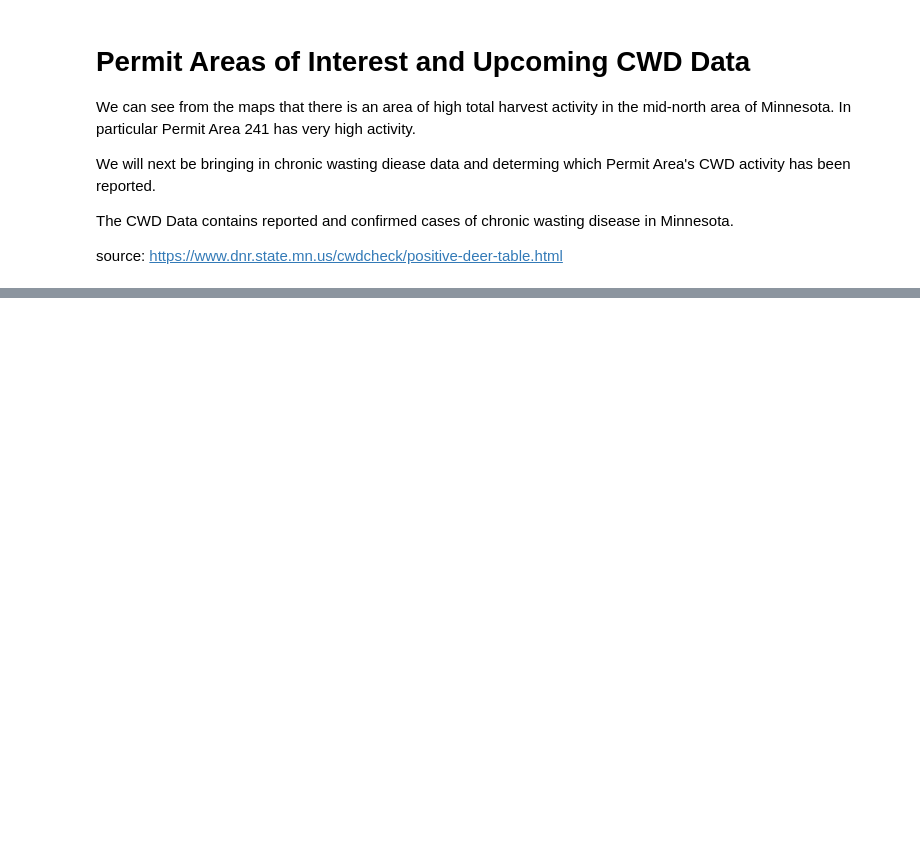
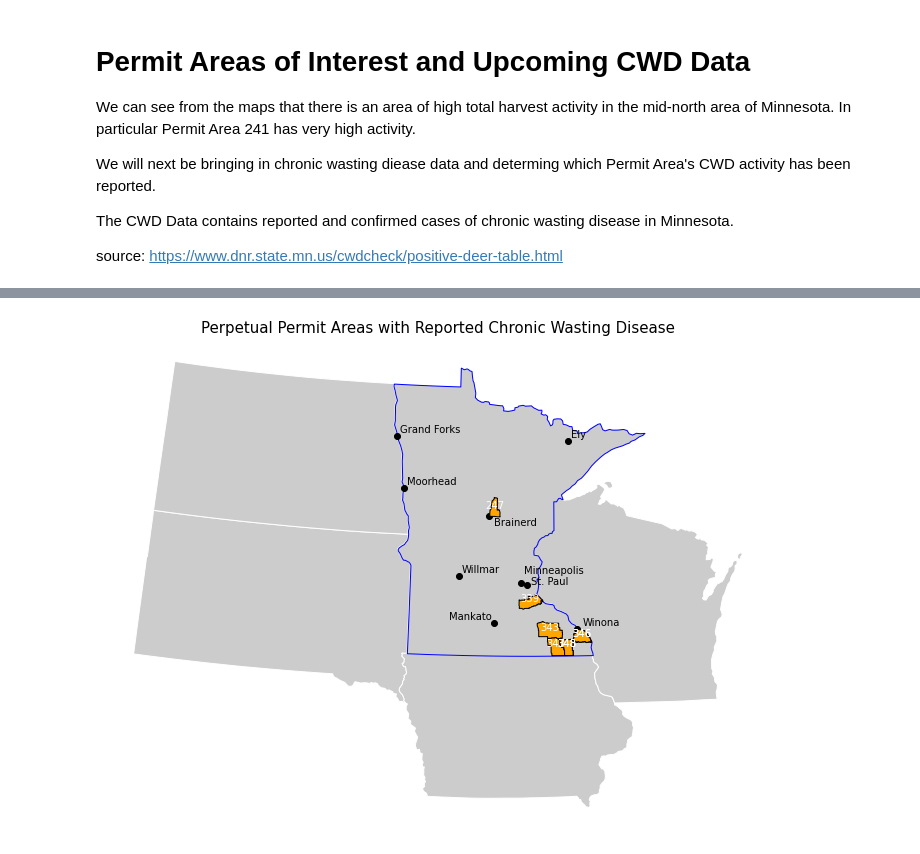
Before and after one commit to once-aday/mn-deer-harvest, a Jupyter notebook: notebooks/Deer Harvest - Total Harvest Review and Associations with CWD.ipynb, the cells around one changed output, grey strips where cells are left out. Cells and saved outputs as stored; diff of their text form; code cells hidden in the pictures; blank space fills up the shorter version.

```diff
--- a/notebooks/Deer Harvest - Total Harvest Review and Associations with CWD.ipynb
+++ b/notebooks/Deer Harvest - Total Harvest Review and Associations with CWD.ipynb
@@ -170,0 +195,18 @@ deer_permit_areas.sample(3)
+# %%
+# This .csv does not have data types assigned to the columns, I need to make the permit area an int
+mn_cwd['permit_area'] = pd.to_numeric(mn_cwd['permit_area'])
+mn_cwd = mn_cwd[mn_cwd['permit_area'].notna()]
+mn_cwd.permit_area = mn_cwd.permit_area.astype(int)
+# %%
+# Join the CWD Data to a new base copy of Permit Areas we have been working with
+mn_cwd.rename({'permit_area': 'KILLBLOCK'}, axis=1, inplace=True)
+
+deer_permit_areas_base = gpd.read_file('data\deer_permit_areas.json')
+
+# Merge and remove any rows with empty sample_dates, these would be rows that do not
+# join to any of our availabe permit zones
+deer_permit_areas_base = deer_permit_areas_base.merge(mn_cwd, on='KILLBLOCK')
+deer_permit_areas_base = deer_permit_areas_base[deer_permit_areas_base['sample_date'].notna()]
+#
+deer_permit_areas_base[['KILLBLOCK','year','sex','age','collection_method','sample_acquisition','outbreak','harvest_date','sample_date']]
+# deer_permit_areas_base.describe
@@ -170,0 +225,51 @@ deer_permit_areas.sample(3)
+# %%
+# Plotting known Permit Areas with reports of Chronic Wasting Disease
+deer_permit_area_cwd = deer_permit_areas_base.set_geometry('geometry_x')
+cities = gpd.read_file('data/ne_10m_populated_places_simple/ne_10m_populated_places_simple.shp')
+cities.to_crs(epsg=26915,inplace=True)
+mn_state_boundary.to_crs(epsg=26915,inplace=True)
+mn_cities = gpd.clip(cities,mn_state_boundary)
+mn_cities = mn_cities[mn_cities["name"].isin(["Minneapolis", "Grand Forks", "St. Paul", "Willmar", "Mankato", "Moorhead", "Ely", "Deluth", "Brainerd", "Winona"])]
+
+mn_nearby_state_boundary = us_states[us_states["STUSPS"].isin(["MN", "ND", "SD", "NB", "IA", "WI"])]
+mn_nearby_state_boundary.to_crs(epsg=26915, inplace=True)
+
+fig, ax = plt.subplots(figsize=(12, 12))
+cities_plot = mn_cities.plot(ax=ax, color='black', zorder=3)
+deer_permit_area_cwd.plot(ax=ax, edgecolor='black', color='orange', zorder=3)
+mn_state_boundary.plot(ax=ax, edgecolor='blue', color='#cccccc', zorder=2)
+mn_nearby_state_boundary.plot(ax=ax, edgecolor='white', color='#cccccc', zorder=1)
+
+ax.set_title(f"Perpetual Permit Areas with Reported Chronic Wasting Disease", fontsize=15)
+ax.set_axis_off()
+
+for x, y, label in zip(mn_cities.geometry.x, mn_cities.geometry.y, mn_cities.name):
+    x_label_offset = 3
+    y_label_offset = 3
+    if label == 'Minneapolis':
+        x_label_offset = 3
+        y_label_offset = 10
+    elif label == 'St. Paul':
+        x_label_offset = 4
+        y_label_offset = 0
+    elif label == 'Mankato':
+        x_label_offset = -45
+        y_label_offset = 3
+    elif label == 'Rochester':
+        x_label_offset = -30
+        y_label_offset = 3
+    elif label == 'Winona':
+        x_label_offset = 5
+        y_label_offset = 3
+    elif label == 'Brainerd':
+        x_label_offset = 5
+        y_label_offset = -10
+    else:
+        pass
+    ax.annotate(label, xy=(x, y), xytext=(x_label_offset, y_label_offset), textcoords="offset points")
+
+deer_permit_area_cwd.apply(lambda x: ax.annotate(s=x.KILLBLOCK, xy=x.geometry_x.centroid.coords[0], ha='center', color='white',fontsize=10),axis=1)
+
+plt.show()
+# %% [output]
+[figure, added]
```
Also changed, not shown: parts of 14 cells of this notebook, 4 other files.
